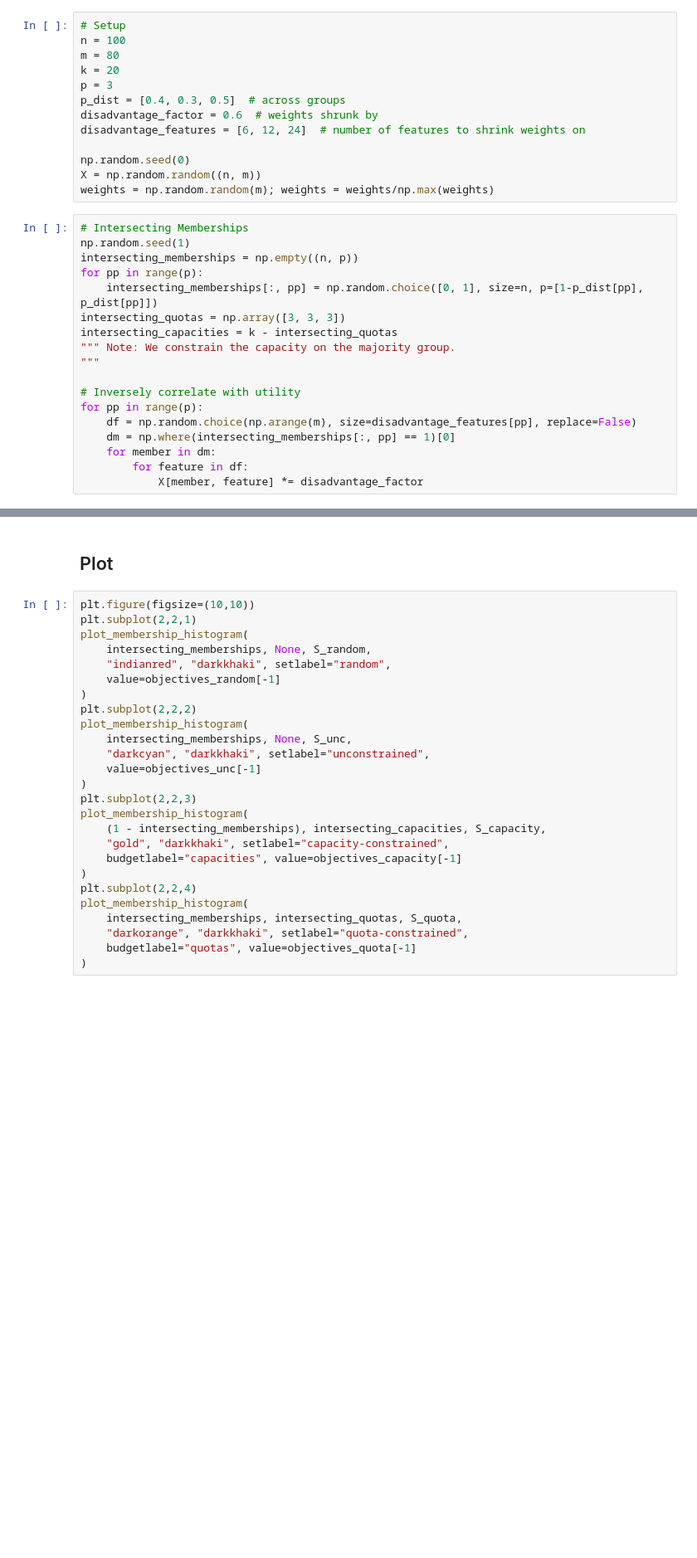
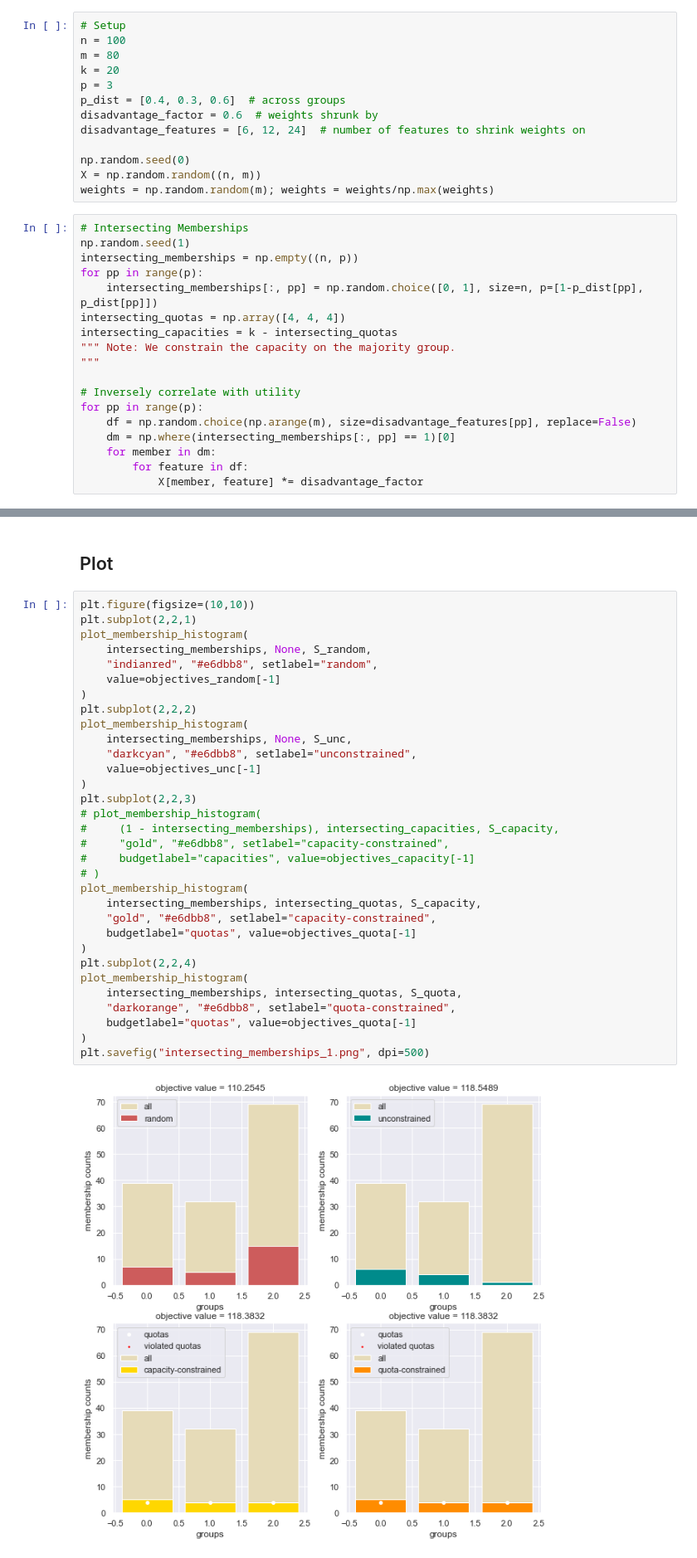
Before and after one commit to neerajaabhyankar/fair-cohort-selection, a Jupyter notebook: submod-with-different-constraints-intersecting.ipynb, the cells around one changed output, grey strips where cells are left out. Shown at 83% size. Cells and saved outputs as stored; diff of their text form; blank space fills up the shorter version.

```diff
--- a/submod-with-different-constraints-intersecting.ipynb
+++ b/submod-with-different-constraints-intersecting.ipynb
@@ -28,7 +28,7 @@ n = 100
 m = 80
 k = 20
 p = 3
-p_dist = [0.4, 0.3, 0.5]  # across groups
+p_dist = [0.4, 0.3, 0.6]  # across groups
 disadvantage_factor = 0.6  # weights shrunk by
 disadvantage_features = [6, 12, 24]  # number of features to shrink weights on
 
@@ -41,7 +41,7 @@ np.random.seed(1)
 intersecting_memberships = np.empty((n, p))
 for pp in range(p):
     intersecting_memberships[:, pp] = np.random.choice([0, 1], size=n, p=[1-p_dist[pp], p_dist[pp]])
-intersecting_quotas = np.array([3, 3, 3])
+intersecting_quotas = np.array([4, 4, 4])
 intersecting_capacities = k - intersecting_quotas
 """ Note: We constrain the capacity on the majority group.
 """
@@ -156,28 +156,36 @@ S_quota, objectives_quota = greedy_prioritized_quota(
 # %%
 plt.figure(figsize=(10,10))
 plt.subplot(2,2,1)
 plot_membership_histogram(
     intersecting_memberships, None, S_random,
-    "indianred", "darkkhaki", setlabel="random",
+    "indianred", "#e6dbb8", setlabel="random",
     value=objectives_random[-1]
 )
 plt.subplot(2,2,2)
 plot_membership_histogram(
     intersecting_memberships, None, S_unc,
-    "darkcyan", "darkkhaki", setlabel="unconstrained",
+    "darkcyan", "#e6dbb8", setlabel="unconstrained",
     value=objectives_unc[-1]
 )
 plt.subplot(2,2,3)
+# plot_membership_histogram(
+#     (1 - intersecting_memberships), intersecting_capacities, S_capacity,
+#     "gold", "#e6dbb8", setlabel="capacity-constrained",
+#     budgetlabel="capacities", value=objectives_capacity[-1]
+# )
 plot_membership_histogram(
-    (1 - intersecting_memberships), intersecting_capacities, S_capacity,
-    "gold", "darkkhaki", setlabel="capacity-constrained",
-    budgetlabel="capacities", value=objectives_capacity[-1]
+    intersecting_memberships, intersecting_quotas, S_capacity,
+    "gold", "#e6dbb8", setlabel="capacity-constrained",
+    budgetlabel="quotas", value=objectives_quota[-1]
 )
 plt.subplot(2,2,4)
 plot_membership_histogram(
     intersecting_memberships, intersecting_quotas, S_quota,
-    "darkorange", "darkkhaki", setlabel="quota-constrained",
+    "darkorange", "#e6dbb8", setlabel="quota-constrained",
     budgetlabel="quotas", value=objectives_quota[-1]
 )
+plt.savefig("intersecting_memberships_1.png", dpi=500)
+# %% [output]
+[figure, added]
 # %%
 print("unconstrained group memberships = ", np.sum(intersecting_memberships[S_unc], axis=0))
```
Also changed, not shown: parts of 3 cells of this notebook.
